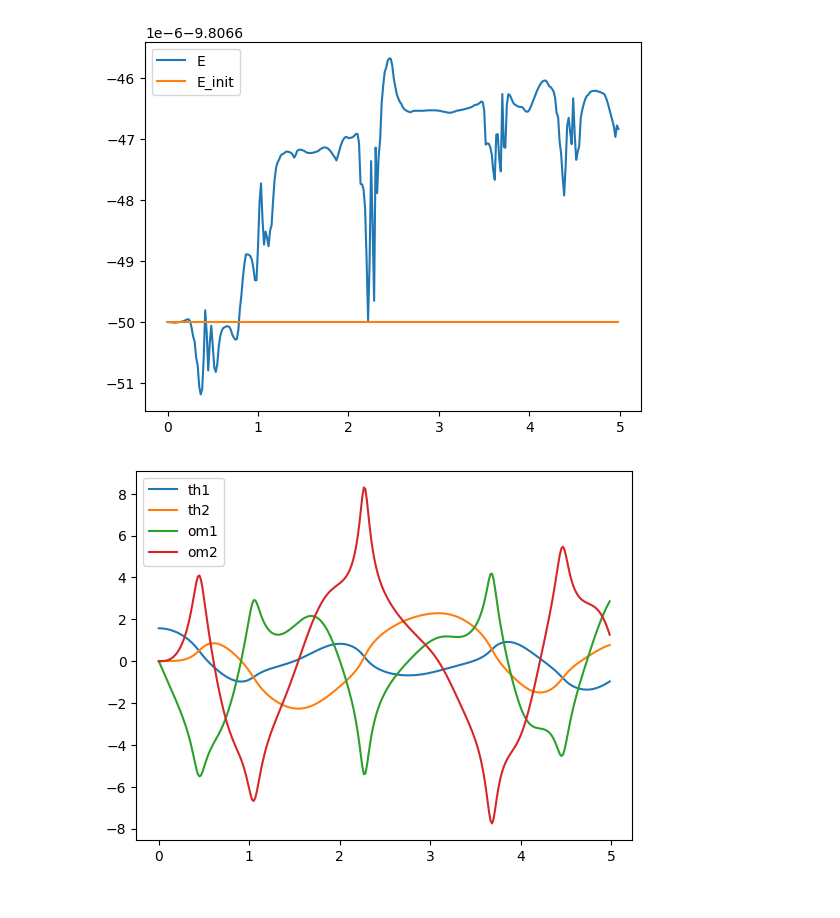
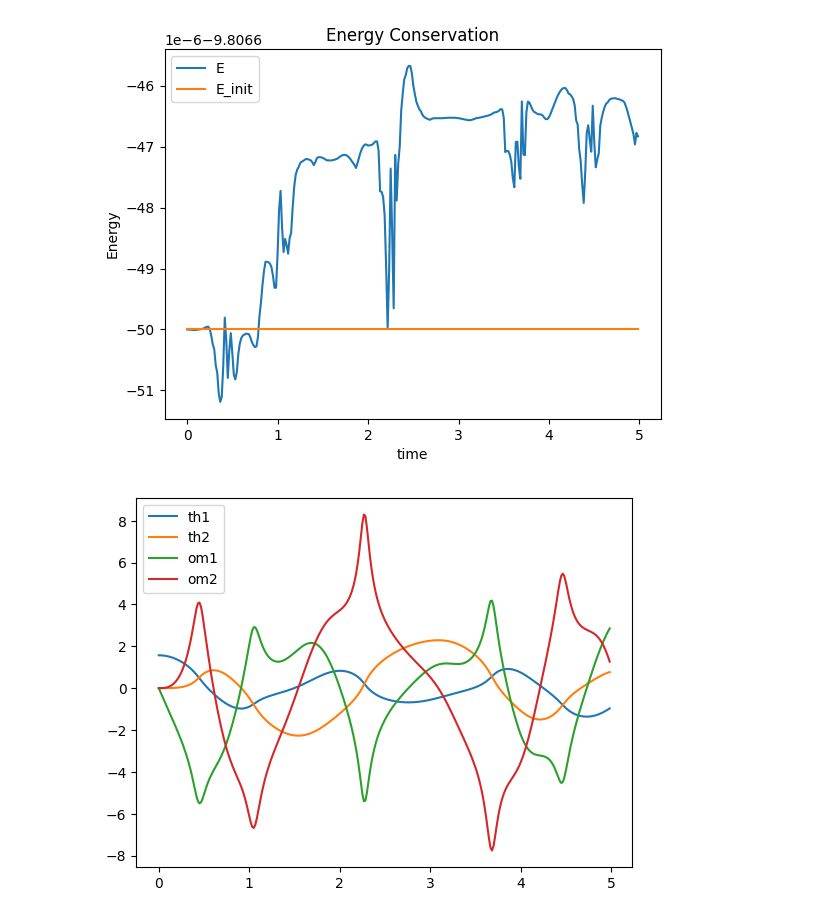
Before and after one commit to jaredbmit/nonlinear-batch-estimation, a Jupyter notebook: doublependulum.ipynb, the cells around one changed output. Saved outputs shown, nothing was run; the diff lists cells and outputs as text; code cells hidden in the pictures.

```diff
--- a/doublependulum.ipynb
+++ b/doublependulum.ipynb
@@ -199,26 +212,29 @@ def animate_batch(t, dt, th1, th2, title='double pendulum'):
 # %%
 th1_0 = np.pi/2
 th2_0 = 0
 om1_0 = 0
 om2_0 = 0
 t0 = 0
 tf = 5
 dt = 1/60
 t, th1, th2, om1, om2 = get_data(th1_0, th2_0, om1_0, om2_0, t0, tf, dt)
 E = energy(th1, th2, om1, om2)
 E_init = E[0]
 plt.plot(t, E, label='E')
 plt.plot(t, np.ones(t.shape)*E_init, label='E_init')
 plt.legend()
+plt.title('Energy Conservation')
+plt.xlabel('time')
+plt.ylabel('Energy')
 plt.show()
 plt.plot(t, th1, label='th1')
 plt.plot(t, th2, label='th2')
 plt.plot(t, om1, label='om1')
 plt.plot(t, om2, label='om2')
 plt.legend()
 plt.show()
 # %% [output]
-[figure, old version]
+[figure, new version]
 [figure]
 # %%
 ani = animate(t, dt, th1, th2)
```
Also changed, not shown: parts of 20 cells of this notebook.
